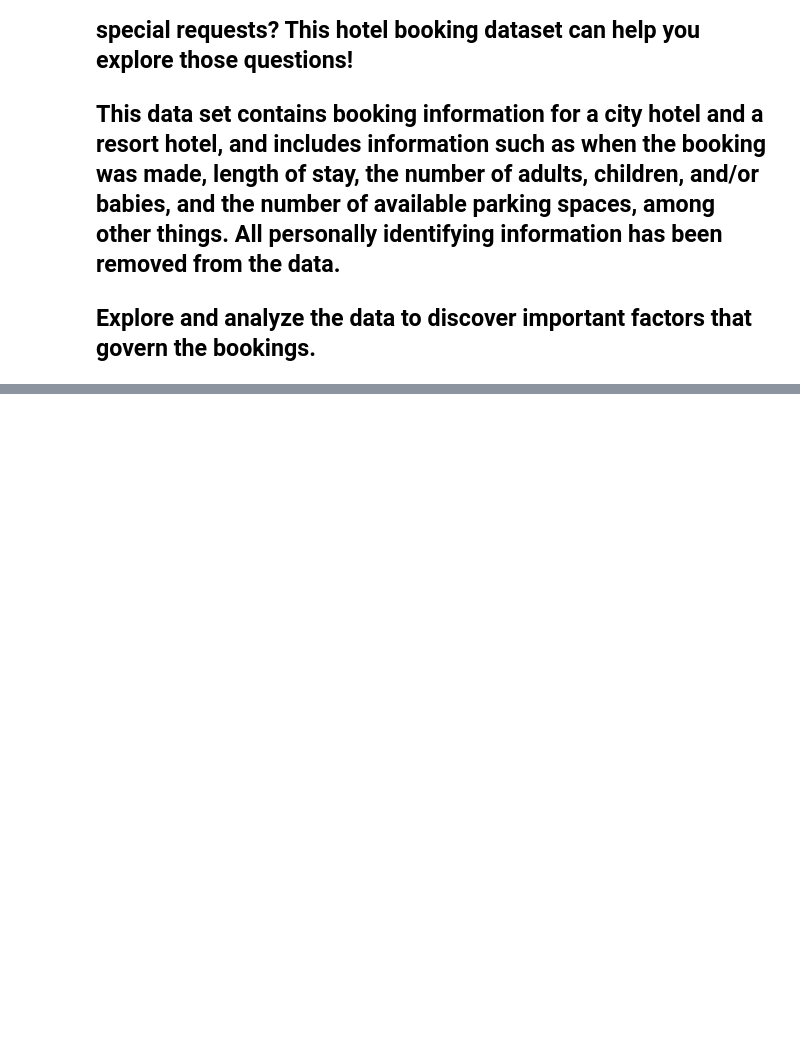
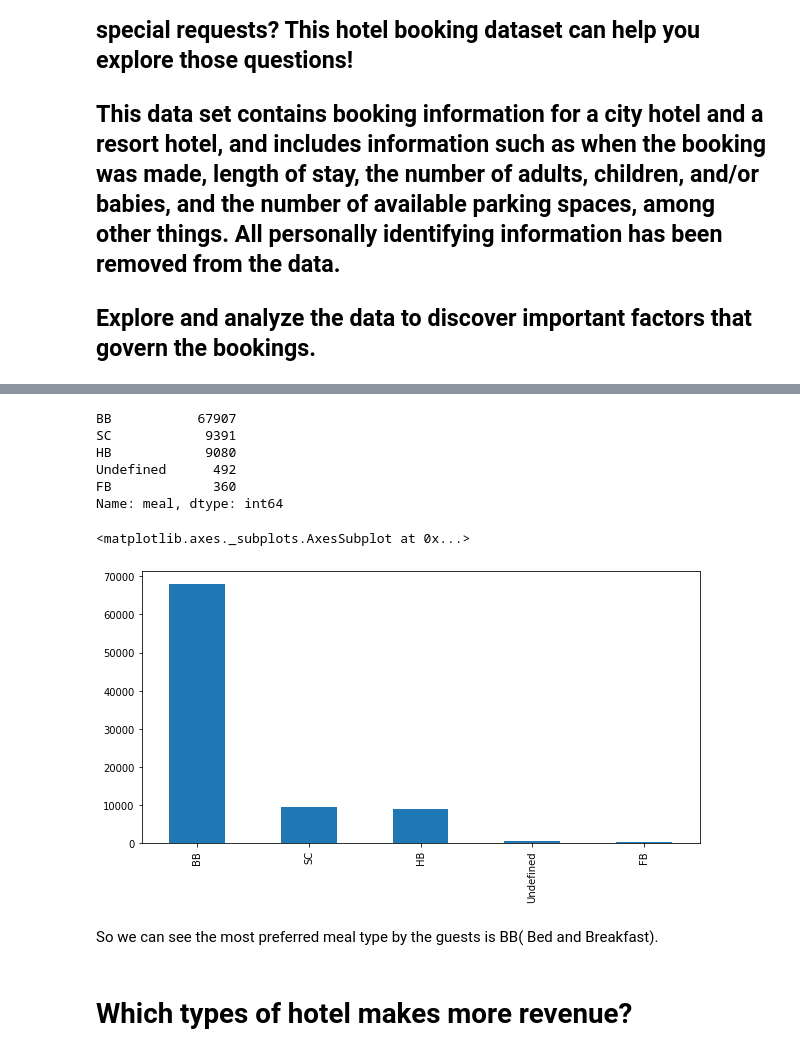
Before and after one commit to koushikdas28/Capstone-1-Hotel-Booking-Analysis-Koushik-Das, a Jupyter notebook: Team_notebook.ipynb, the cells around one changed output, grey strips where cells are left out. Cells and saved outputs as stored; diff of their text form; code cells hidden in the pictures; blank space fills up the shorter version.

```diff
--- a/Team_notebook.ipynb
+++ b/Team_notebook.ipynb
@@ -8,0 +361,20 @@
+# %%
+df['meal'].value_counts()
+# %% [output]
+BB           67907
+SC            9391
+HB            9080
+Undefined      492
+FB             360
+Name: meal, dtype: int64
+# %%
+most_visited_people=df['meal'].value_counts()
+plt.figure(figsize=(10,5))
+most_visited_people.plot.bar()
+# %% [output]
+<matplotlib.axes._subplots.AxesSubplot at 0x...>
+[figure, added]
+# %% [markdown]
+So  we can see the most preferred meal type by the guests is BB( Bed and Breakfast).
+# %% [markdown]
+# Which types of hotel makes more revenue?
```
Also changed, not shown: parts of 98 cells of this notebook.
